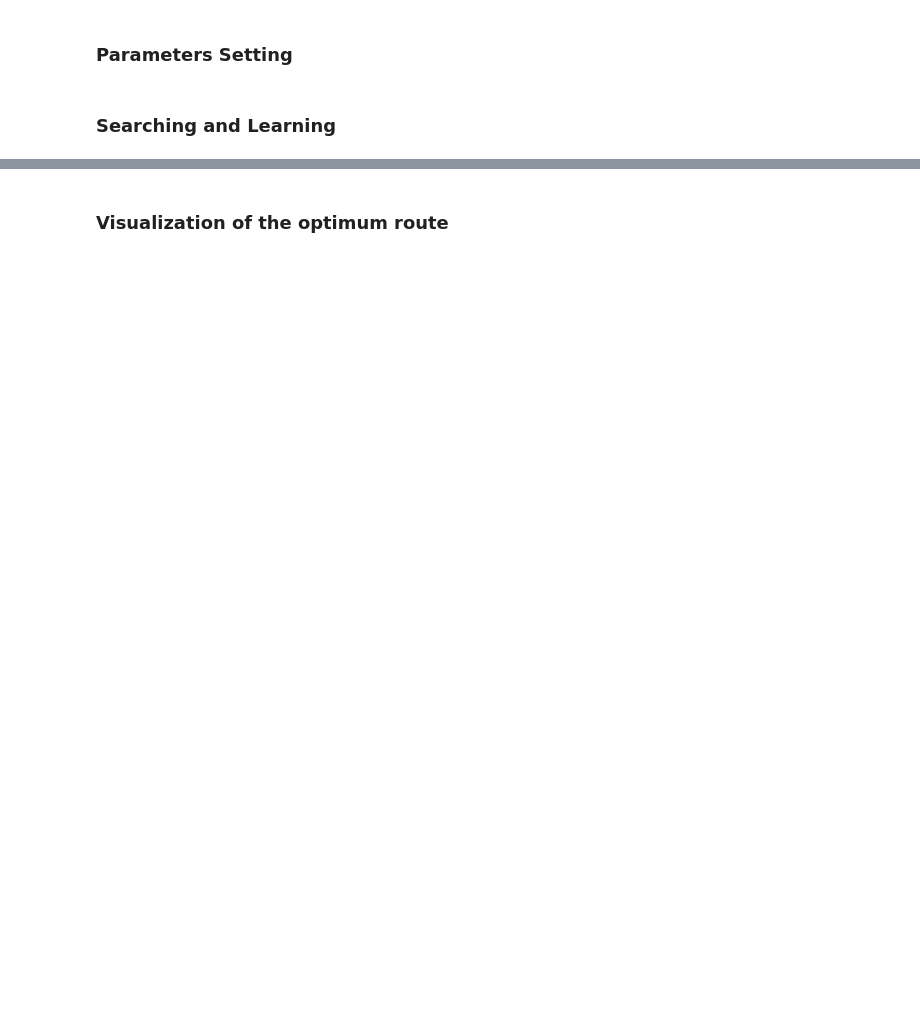
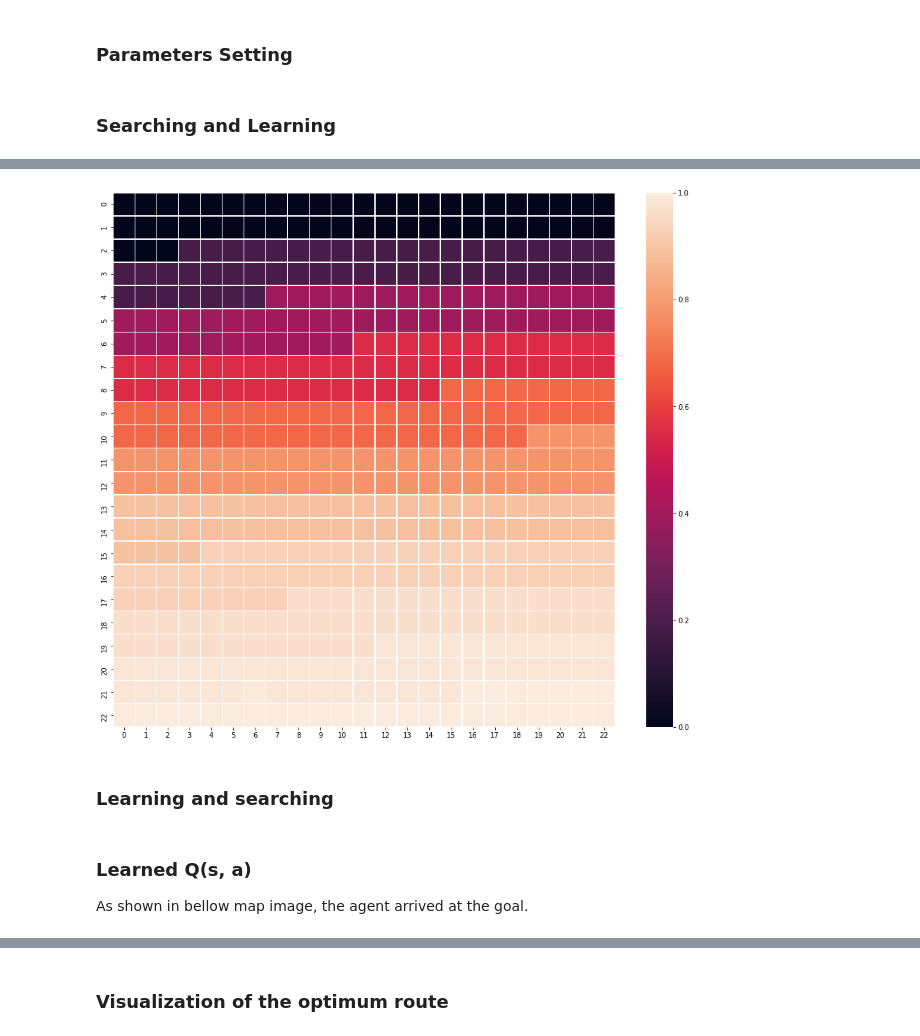
Before and after one commit to accel-brain/accel-brain-code, a Jupyter notebook: Reinforcement-Learning/search_maze_by_q_learning.ipynb, the cells around one changed output, grey strips where cells are left out. Cells and saved outputs as stored; diff of their text form; code cells hidden in the pictures; blank space fills up the shorter version.

```diff
--- a/Reinforcement-Learning/search_maze_by_q_learning.ipynb
+++ b/Reinforcement-Learning/search_maze_by_q_learning.ipynb
@@ -135,0 +258,21 @@ result_df = pd.DataFrame(np.array(inferenced_result_list), columns=["x", "y", "q
+# %%
+vector_list_list = []
+for y in range(real_map_arr.shape[0]):
+    for x in range(real_map_arr.shape[1]):
+        vector_list = []
+        vector_list.append(real_map_arr[y, x])
+        for _x in range(-5, 5):
+            __x = x + _x
+            for _y in range(-5, 5):
+                __y = y + _y
+                if __x < 0 or __y < 0:
+                    vector = 0
+                else:
+                    try:
+                        vector = real_map_arr[__y, __x]
+                    except IndexError:
+                        vector = 0
+                vector_list.append(vector)
+        vector_list_list.append(vector_list)
+vector_arr = np.array(vector_list_list)
+vector_arr = vector_arr.astype(float)
@@ -135,0 +281,18 @@ result_df = pd.DataFrame(np.array(inferenced_result_list), columns=["x", "y", "q
+# %%
+dbm = StackedAutoEncoder(
+    DBMMultiLayerBuilder(),
+    [vector_arr.shape[1], 2, vector_arr.shape[1]],
+    [LogisticFunction(), LogisticFunction(), LogisticFunction()],
+    [ContrastiveDivergence(), ContrastiveDivergence()],
+    0.0005,
+    0.5
+)
+dbm.learn(
+    vector_arr,
+    traning_count=1,
+    batch_size=50,
+    r_batch_size=50
+)
+# %%
+feature_arr = dbm.feature_points_arr.mean(axis=1)
+feature_map_arr = feature_arr.reshape(real_map_arr.shape[0], real_map_arr.shape[1])
@@ -135,0 +321,9 @@ result_df = pd.DataFrame(np.array(inferenced_result_list), columns=["x", "y", "q
+# %%
+fig = plt.figure(figsize=(16, 14))
+_feature_map_arr = (feature_map_arr - feature_map_arr.min()) / (feature_map_arr.max() - feature_map_arr.min())
+sns.heatmap(_feature_map_arr, linewidths=.5)
+plt.show();plt.close()
+# %% [output]
+[figure, added]
+# %% [markdown]
+### Learning and searching
@@ -135,0 +355,4 @@ result_df = pd.DataFrame(np.array(inferenced_result_list), columns=["x", "y", "q
+# %% [markdown]
+### Learned Q(s, a)
+
+As shown in bellow map image, the agent arrived at the goal.
```
Also changed, not shown: parts of 28 cells of this notebook.
